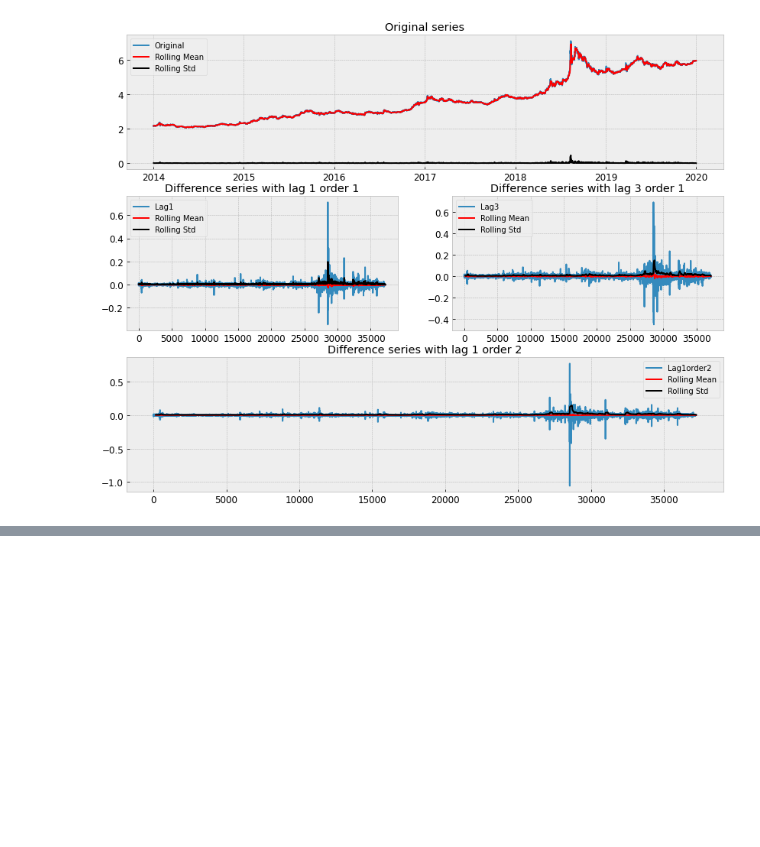
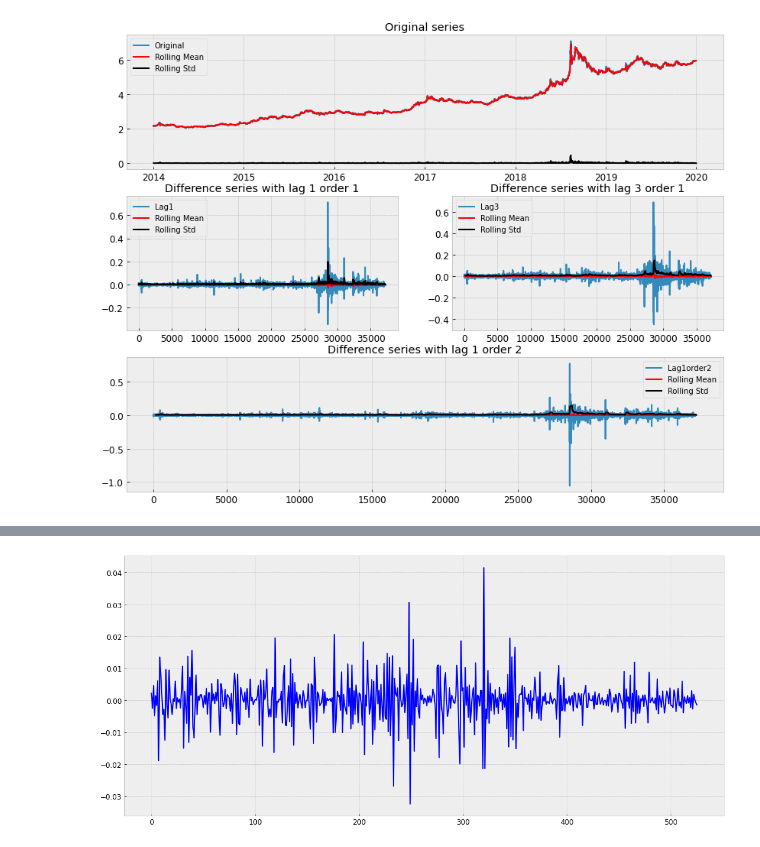
Before and after one commit to aburak256/Currency-with-Twitter, a Jupyter notebook: Project.ipynb, the cells around one changed output, grey strips where cells are left out. Saved outputs shown, nothing was run; the diff lists cells and outputs as text; code cells hidden in the pictures; blank space fills up the shorter version.

```diff
--- a/Project.ipynb
+++ b/Project.ipynb
@@ -312,0 +365,5 @@ lag1order2.legend(loc='best')
+# %%
+plt.plot(df_test.Lag1Order2.values,color='blue',label='Original Lag1')
+plt.show()
+# %% [output]
+[figure, added]
```
Also changed, not shown: parts of 32 cells of this notebook.
